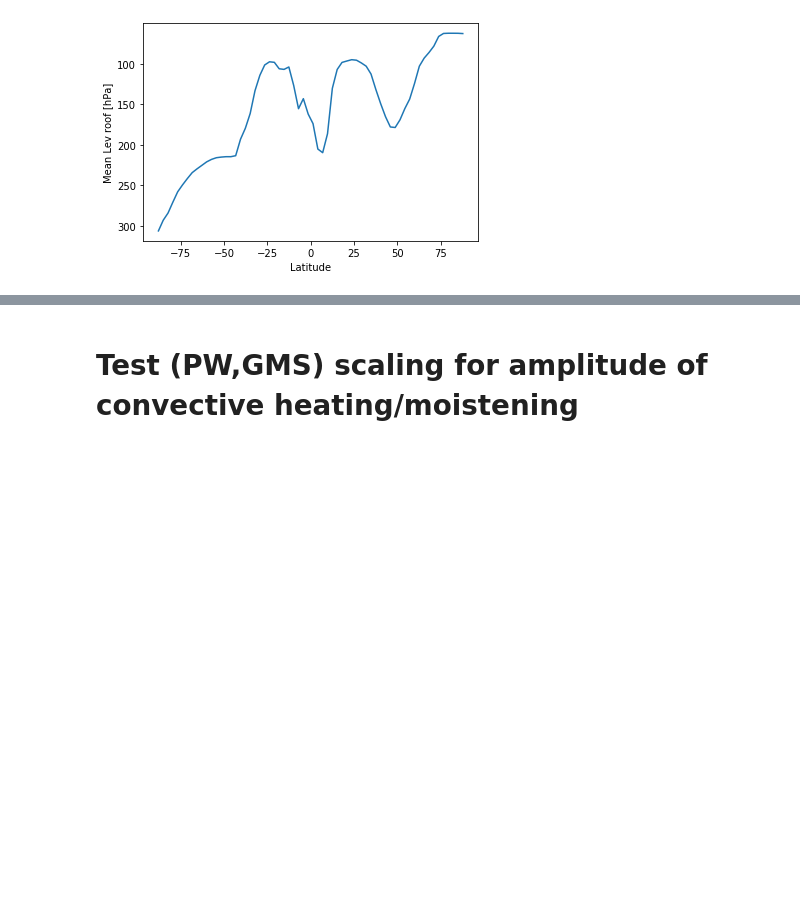
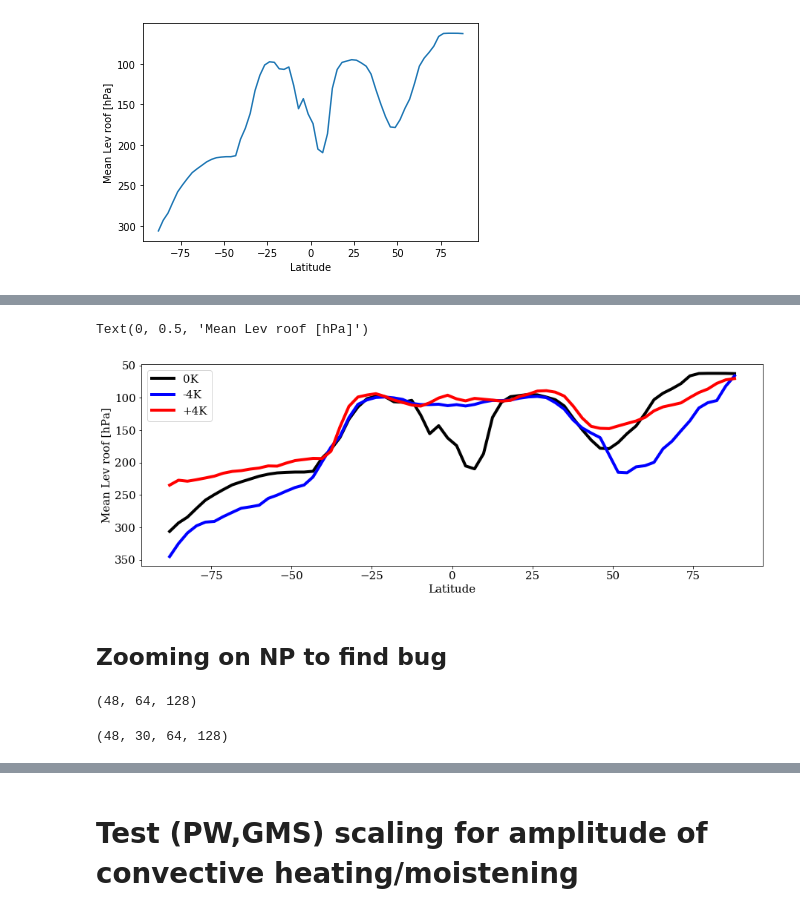
Before and after one commit to wallingTACC/CBRAIN-CAM, a Jupyter notebook: notebooks/tbeucler_devlog/044_Climate_invariant_analysis_output_scaling.ipynb, the cells around one changed output, grey strips where cells are left out. Cells and saved outputs as stored; diff of their text form; code cells hidden in the pictures; blank space fills up the shorter version.

```diff
--- a/notebooks/tbeucler_devlog/044_Climate_invariant_analysis_output_scaling.ipynb
+++ b/notebooks/tbeucler_devlog/044_Climate_invariant_analysis_output_scaling.ipynb
@@ -230,0 +282,26 @@ Text(0, 0.5, 'Mean Lev roof [hPa]')
+# %%
+lev_roof_0 = data2levroof(dataref,'continuous')
+lev_roof_m4 = data2levroof(datam4K,'continuous')
+lev_roof_p4 = data2levroof(datap4K,'continuous')
+# %%
+plt.figure(figsize=(15,5))
+plt.plot(dataref.lat,np.mean(lev_roof_0,axis=(0,2)),color='k',label='0K')
+plt.plot(dataref.lat,np.mean(lev_roof_m4,axis=(0,2)),color='b',label='-4K')
+plt.plot(dataref.lat,np.mean(lev_roof_p4,axis=(0,2)),color='r',label='+4K')
+plt.gca().invert_yaxis()
+plt.legend()
+plt.xlabel('Latitude')
+plt.ylabel('Mean Lev roof [hPa]')
+# %% [output]
+Text(0, 0.5, 'Mean Lev roof [hPa]')
+[figure, added]
+# %% [markdown]
+## Zooming on NP to find bug
+# %%
+lev_roof_m4.shape
+# %% [output]
+(48, 64, 128)
+# %%
+datam4K.TAP.shape
+# %% [output]
+(48, 30, 64, 128)
```
Also changed, not shown: parts of 12 cells of this notebook.
